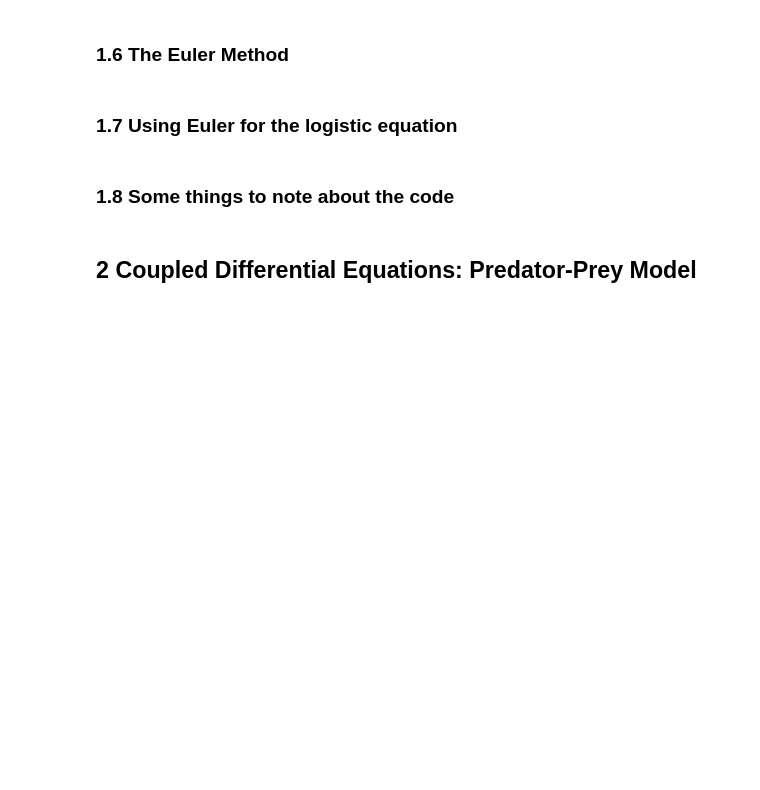
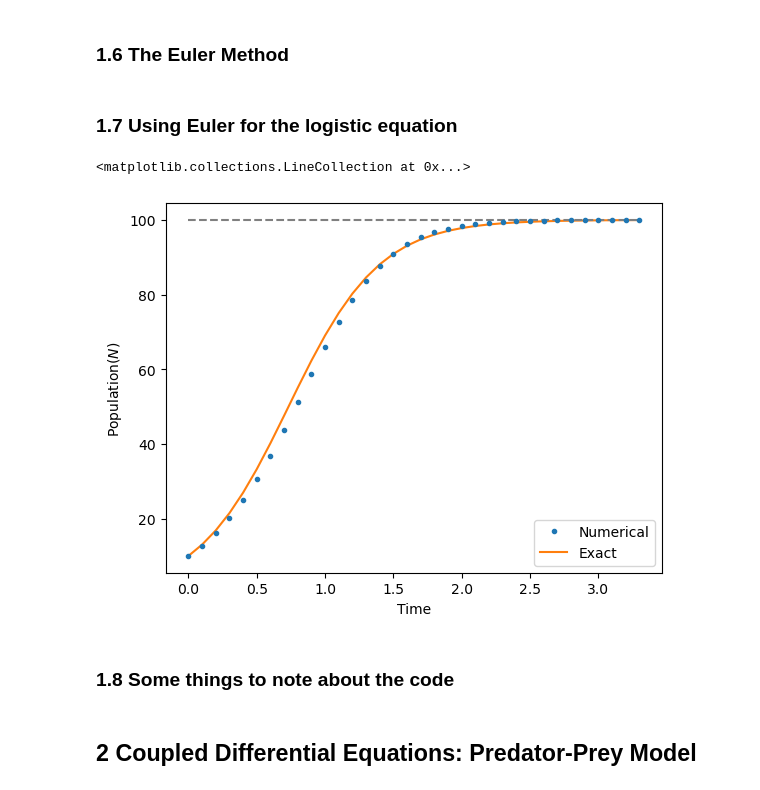
Before and after one commit to SPS-SP2273/learning-portfolio-FuZiying, a Jupyter notebook: numerical solutions/numerical_solutions_(good).ipynb, the cells around one changed output. Saved outputs shown, nothing was run; the diff lists cells and outputs as text; code cells hidden in the pictures; blank space fills up the shorter version.

Commit message:
Updated plotting gd - numerical gd

```diff
--- a/numerical solutions/numerical_solutions_(good).ipynb
+++ b/numerical solutions/numerical_solutions_(good).ipynb
@@ -30,7 +21,62 @@
 # %% [markdown]
 ### 1.7 Using Euler for the logistic equation
 # %%
+def logistic(time, N0, carrying_capacity, rate):
+    '''
+    This outputs the exact solution to
+    the logistic differential equation.
+    '''
+    C = 1/N0-1/carrying_capacity
+    output = (1+C*carrying_capacity*np.exp(-rate*time))
+    output = carrying_capacity/output
+    return output
 
-# Your code here
+
+N_stop_difference = 1E-2                # Stop running if the change in population
+                                        # between consecutive runs is less than this value
+dt = .1
+N0, K, rate = 10, 100, 3
+data = {'time': [], 'N': []}
+time, N = 0, N0
+
+while True:
+    data['time'].append(time)
+    data['N'].append(N)
+
+    dN = rate*N*(1-N/K)*dt
+    N += dN
+    time += dt
+
+    # Should we stop the loop?
+    try:
+        # The lists start empty so the following will raise an
+        # error the first two rounds. I am using try to get around it.
+        if np.abs(data['N'][-1]-data['N'][-2]) <= N_stop_difference:
+            break
+    except IndexError:
+        # I am being paranoid and checking if there is an error even
+        # when the list has more than two elements
+        if len(data['N']) < 2:
+            pass
+        else:
+            print('Trouble')
+            quit()
+
+exact_data = logistic(time=np.array(data['time']),
+                      N0=N0,
+                      carrying_capacity=K,
+                      rate=rate)
+
+plt.plot(data['time'], data['N'], '.', label='Numerical')
+plt.plot(data['time'], exact_data,
+         label='Exact', zorder=1)  # zorder pushes the plot back
+plt.legend(loc='lower right')
+plt.ylabel('Population($N$)')
+plt.xlabel('Time')
+plt.hlines(K, 0, data['time'][-1],
+           colors='grey', ls='dashed', zorder=1)
+# %% [output]
+<matplotlib.collections.LineCollection at 0x...>
+[figure, added]
 # %% [markdown]
 ### 1.8 Some things to note about the code
```
Also changed, not shown: parts of 10 cells of this notebook, 4 other files.
